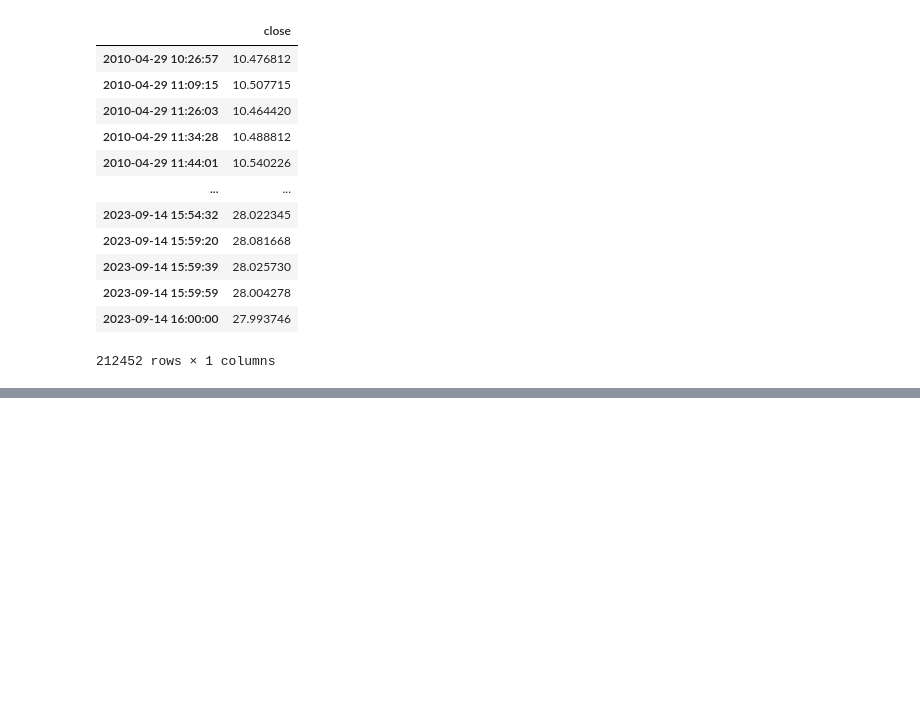
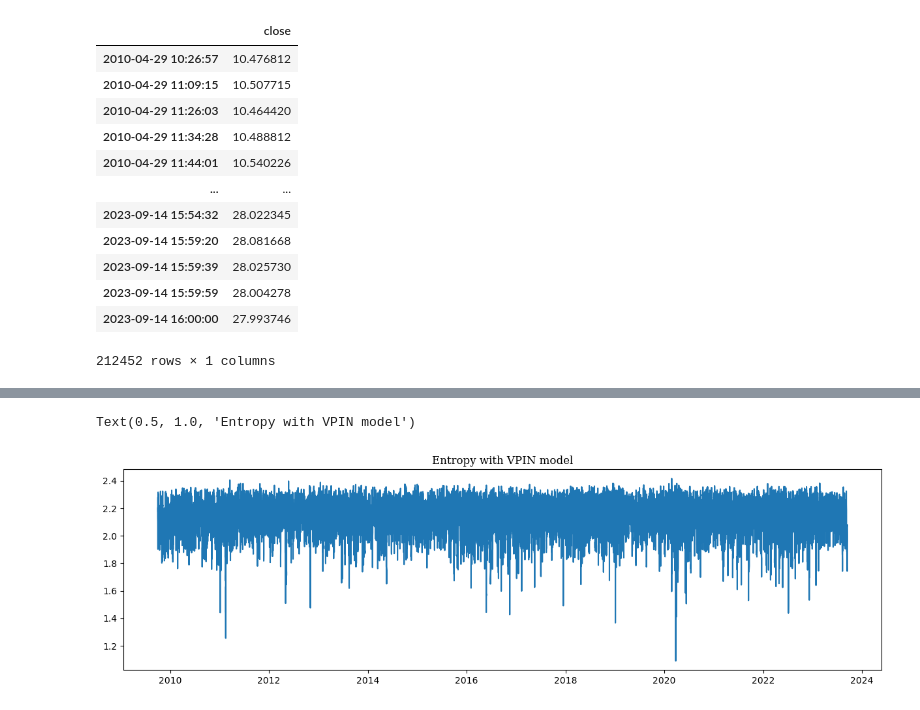
Before and after one commit to Tommylee1013/FinancialMachineLearning, a Jupyter notebook: Notes/Features/Entropy.ipynb, the cells around one changed output, grey strips where cells are left out. Saved outputs shown, nothing was run; the diff lists cells and outputs as text; code cells hidden in the pictures; blank space fills up the shorter version.

```diff
--- a/Notes/Features/Entropy.ipynb
+++ b/Notes/Features/Entropy.ipynb
@@ -63,0 +104,2 @@ TypeError: ContinuousEntropy() takes no arguments
+# %%
+vpin_quantile = pd.qcut(volume_ratio, q = 10, labels = range(10))
@@ -63,0 +122,8 @@ TypeError: ContinuousEntropy() takes no arguments
+# %%
+message = ''.join(map(str, vpin_quantile.values))
+# %%
+etp = []
+for i in range(50, len(message)) :
+    etp.append(konto_entropy(message[i-50:i]))
+etp = pd.DataFrame(etp, columns = ['Konto Entropy'], index = vpin['date_time'][50:])
+etp
@@ -63,0 +145,9 @@ TypeError: ContinuousEntropy() takes no arguments
+# %%
+etp.index = pd.to_datetime(etp.index)
+# %%
+plt.figure(figsize = (15,4))
+plt.plot(etp)
+plt.title('Entropy with VPIN model', fontsize = 12, fontfamily = 'Serif')
+# %% [output]
+Text(0.5, 1.0, 'Entropy with VPIN model')
+[figure, added]
```
Also changed, not shown: parts of 11 cells of this notebook, 8 other files.
